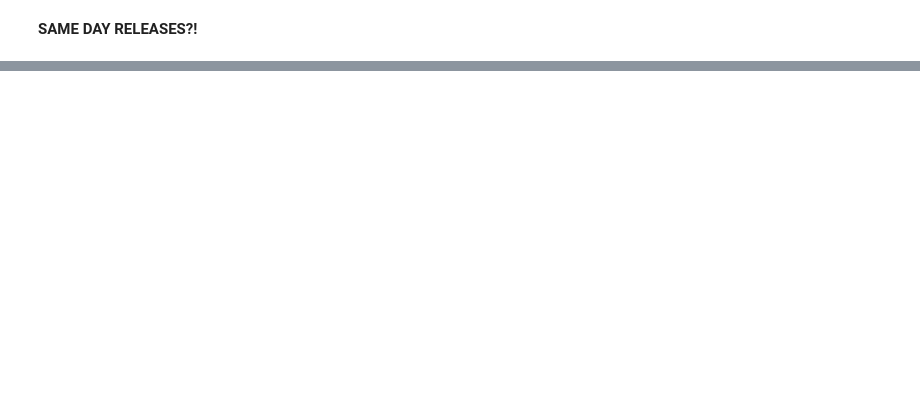
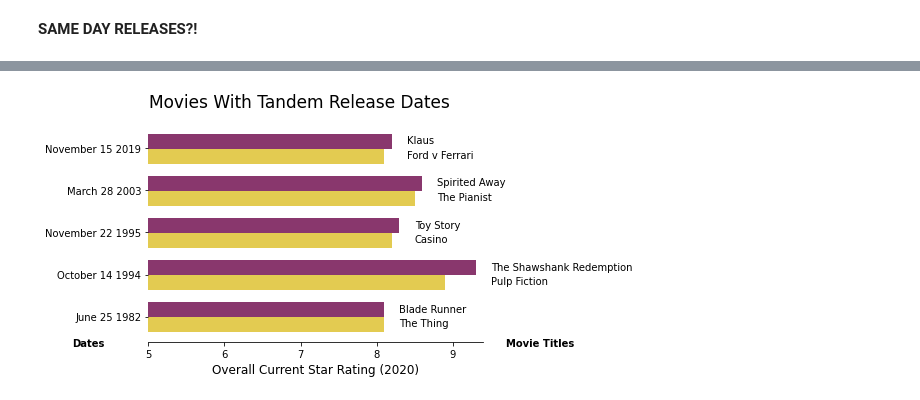
Before and after one commit to MaxTechniche/DS20_Unit_1_Build, a Jupyter notebook: Jacob_Maxfield_Unit_1_Project_Build.ipynb, the cells around one changed output, grey strips where cells are left out. Saved outputs shown, nothing was run; the diff lists cells and outputs as text; code cells hidden in the pictures; blank space fills up the shorter version.

```diff
--- a/Jacob_Maxfield_Unit_1_Project_Build.ipynb
+++ b/Jacob_Maxfield_Unit_1_Project_Build.ipynb
@@ -198,0 +196,36 @@ df[df['Release_Date'] == '22 November 1995']
+# %%
+barHeight = 0.35
+
+ranks1 = rd_pairs['Rank_All_All_Ages'][::2]
+ranks2 = rd_pairs['Rank_All_All_Ages'][1::2]
+
+names1 = rd_pairs['Title_Name'][::2]
+names2 = rd_pairs['Title_Name'][1::2]
+
+bar1 = np.arange(len(ranks1)) -.19
+bar2 = [y + barHeight for y in bar1]
+
+plt.barh(bar1, ranks1, barHeight, color='#E3CB51')
+plt.barh(bar2, ranks2, barHeight, color='#89376D')
+
+plt.yticks(bar1+.19, [' '.join([d.month_name(), str(d.day), str(d.year)]) for d in pd.Series(rd_pairs['Release_Date'].unique())])
+plt.xticks(range(5, 11))
+
+plt.xlabel('Overall Current Star Rating (2020)',size=12)
+
+plt.title('Movies With Tandem Release Dates', x=.45, y=1.05, size=17)
+
+for x, y, name in zip([*ranks2, *ranks2], [*bar1, *bar2], [*rd_pairs['Title_Name'][::2], *rd_pairs['Title_Name'][1::2]]):
+  plt.text(x+.2, y-.05, name)
+
+for spine in ['right', 'top', 'left']:
+  plt.gca().spines[spine].set_visible(False)
+
+plt.text(4, -.7, 'Dates',weight='bold')
+plt.text(9.7, -.7, 'Movie Titles', weight='bold')
+
+plt.xlim(5, 9.4)
+
+plt.show()
+# %% [output]
+[figure, added]
```
Also changed, not shown: parts of 6 cells of this notebook.
